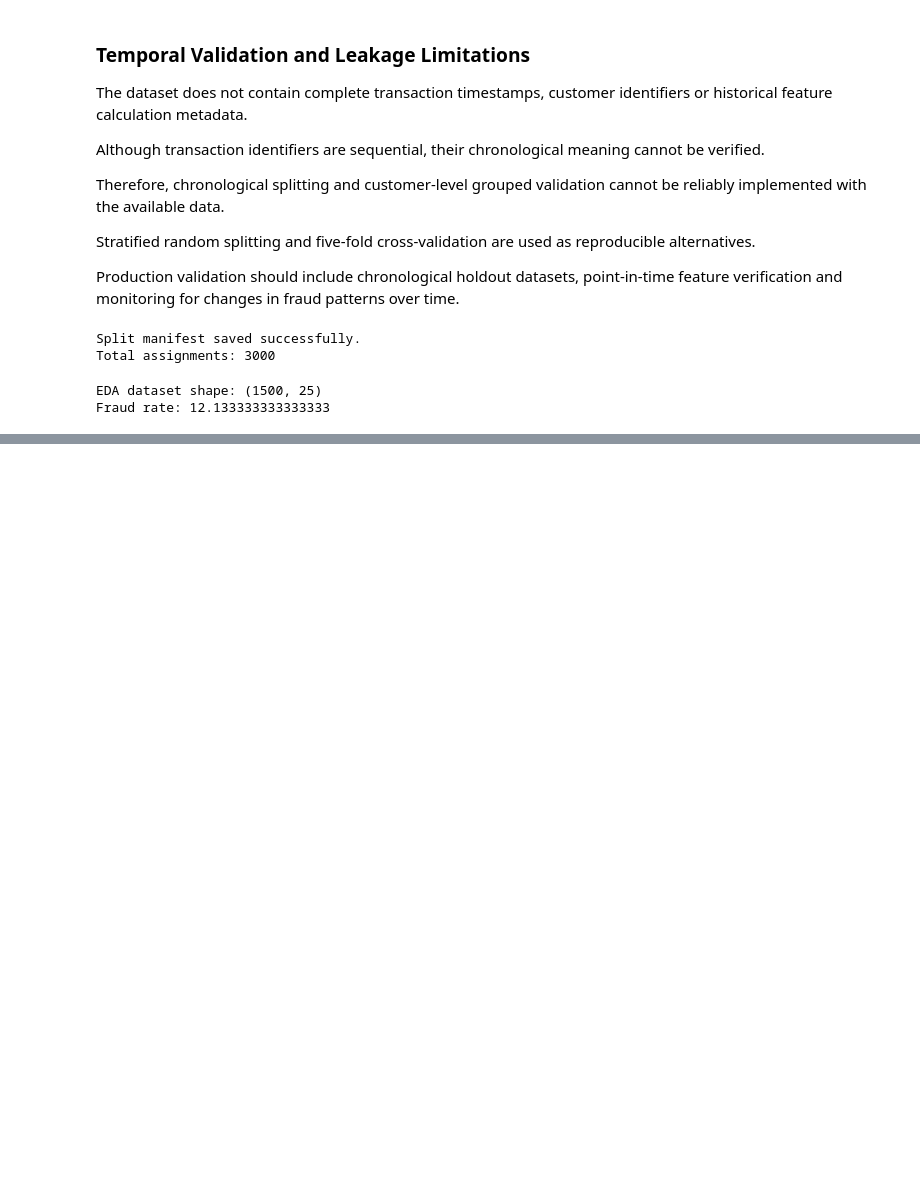
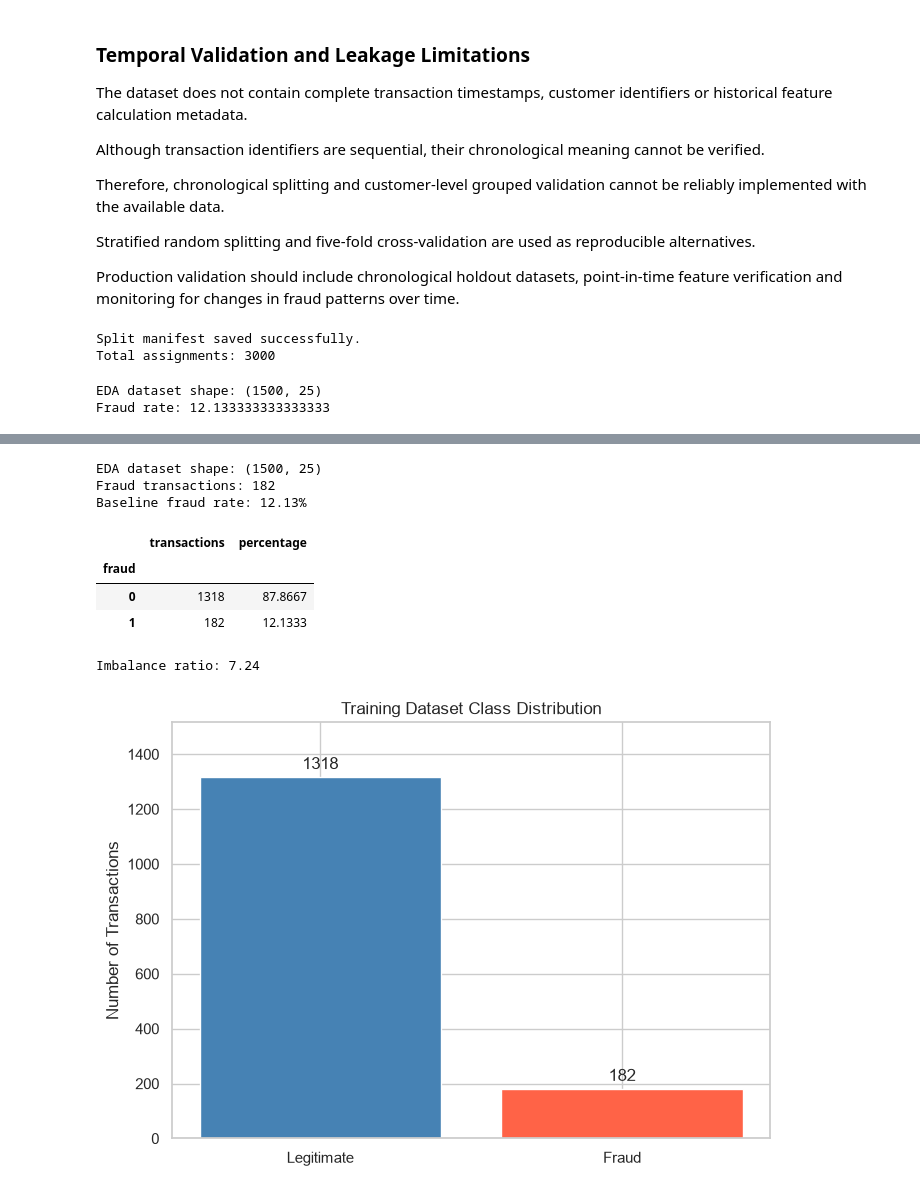
Before and after one commit to Charith-01/fraud-risk-intelligence-engine, a Jupyter notebook: 01_fraud_risk_analysis.ipynb, the cells around one changed output, grey strips where cells are left out. Saved outputs shown, nothing was run; the diff lists cells and outputs as text; code cells hidden in the pictures; blank space fills up the shorter version.

Commit message:
feat: implement advanced exploratory fraud risk analysis

```diff
--- a/01_fraud_risk_analysis.ipynb
+++ b/01_fraud_risk_analysis.ipynb
@@ -1141,0 +1154,18 @@ Fraud rate: 12.133333333333333
+# %%
+eda_df = train_df.copy()
+
+assert len(eda_df) == len(X_train)
+
+assert set(eda_df[ID_COLUMN]).isdisjoint(
+    test_df[ID_COLUMN]
+)
+
+BASELINE_FRAUD_RATE = eda_df[TARGET].mean()
+
+print("EDA dataset shape:", eda_df.shape)
+print("Fraud transactions:", eda_df[TARGET].sum())
+print(f"Baseline fraud rate: {BASELINE_FRAUD_RATE:.2%}")
+# %% [output]
+EDA dataset shape: (1500, 25)
+Fraud transactions: 182
+Baseline fraud rate: 12.13%
@@ -1141,0 +1174,57 @@ Fraud rate: 12.133333333333333
+# %%
+from src.eda import (
+    create_bins,
+    fraud_rate_table,
+    plot_fraud_rates,
+    plot_interaction
+)
+
+class_counts = eda_df[TARGET].value_counts().sort_index()
+
+class_summary = pd.DataFrame({
+    "transactions": class_counts,
+    "percentage": class_counts / len(eda_df) * 100
+})
+
+display(class_summary)
+
+class_summary.to_csv(
+    METRICS_DIR / "eda_class_distribution.csv"
+)
+
+print(
+    "Imbalance ratio:",
+    round(class_counts[0] / class_counts[1], 2)
+)
+
+fig, ax = plt.subplots(figsize=(7, 5))
+
+bars = ax.bar(
+    ["Legitimate", "Fraud"],
+    class_counts.values,
+    color=["steelblue", "tomato"]
+)
+
+ax.bar_label(bars, padding=3)
+
+ax.set_title("Training Dataset Class Distribution")
+ax.set_ylabel("Number of Transactions")
+ax.set_ylim(0, class_counts.max() * 1.15)
+
+fig.tight_layout()
+
+fig.savefig(
+    FIGURES_DIR / "eda_01_class_distribution.png",
+    dpi=300,
+    bbox_inches="tight"
+)
+
+plt.show()
+plt.close(fig)
+# %% [output]
+|  | transactions | percentage |
+| fraud |  |  |
+| 0 | 1318 | 87.8667 |
+| 1 | 182 | 12.1333 |
+Imbalance ratio: 7.24
+[figure, added]
```
Also changed, not shown: parts of 12 cells of this notebook, 20 other files.
